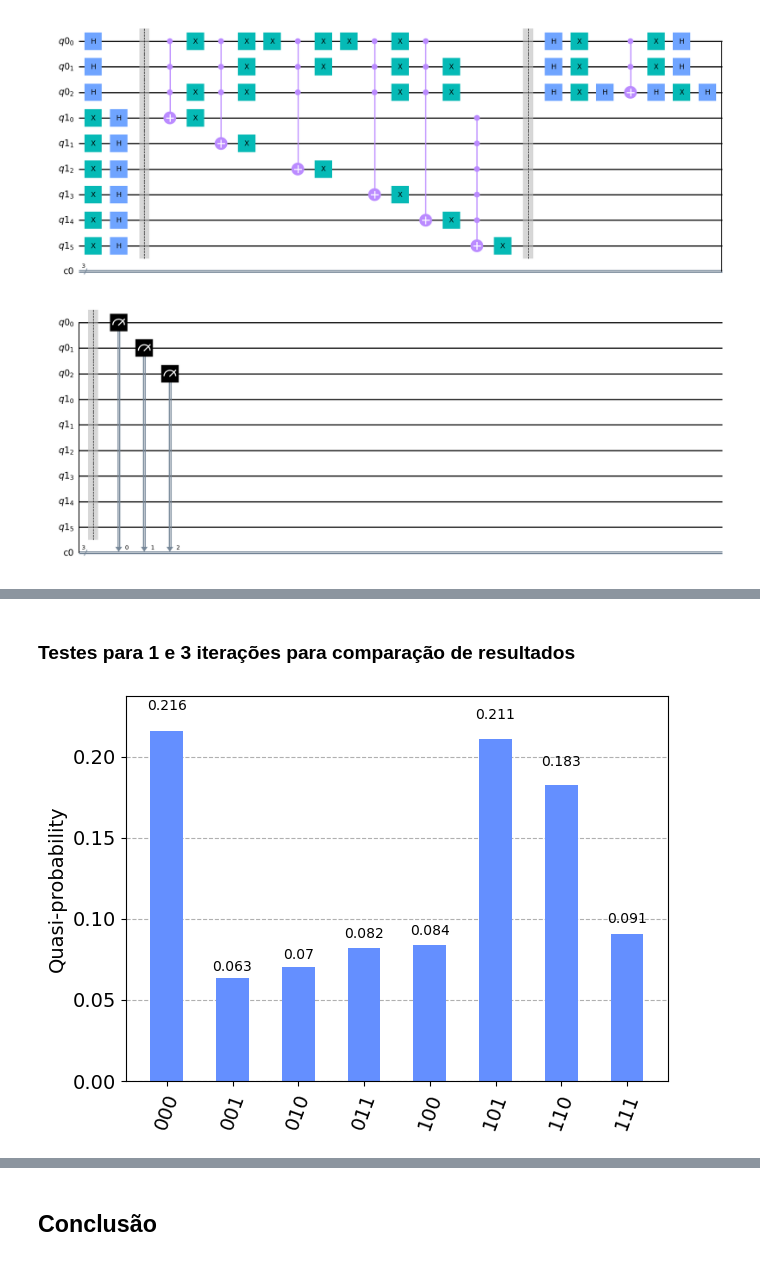
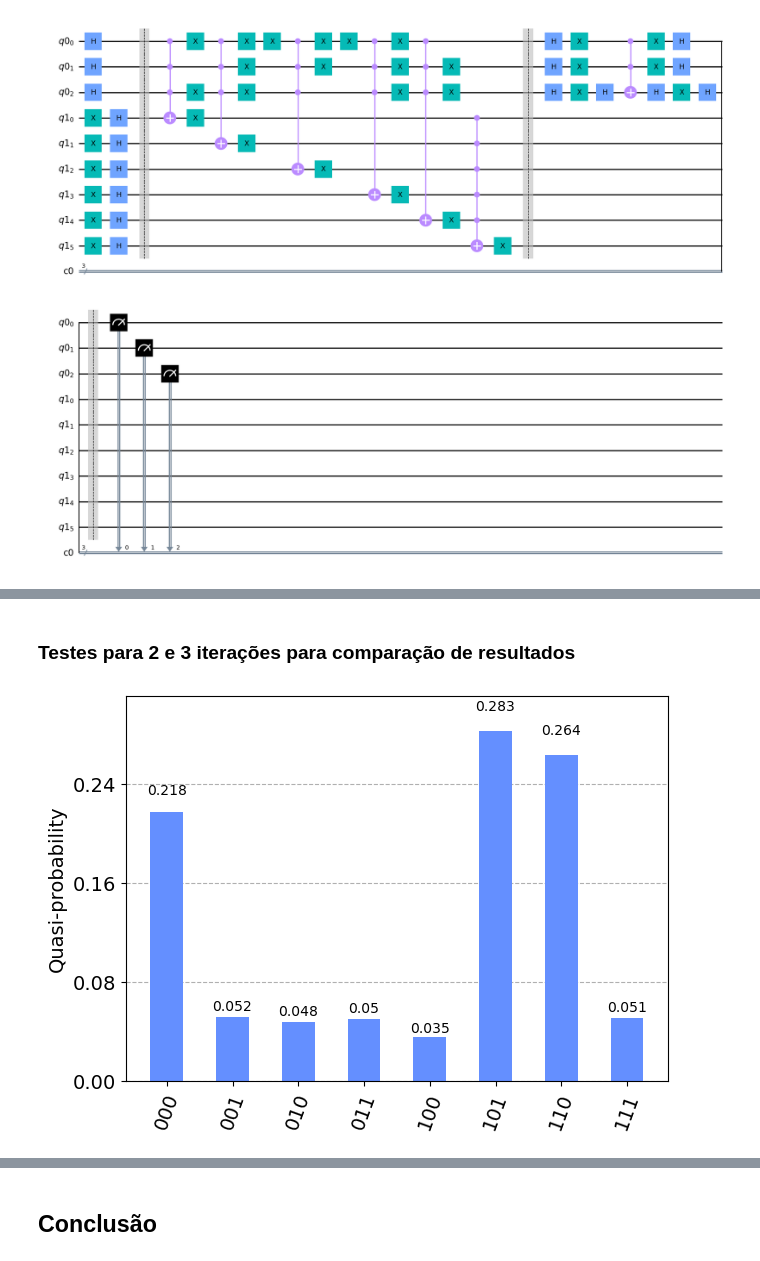
Before and after one commit to carlos01amc/Projeto-IC, a Jupyter notebook: Projeto_IC.ipynb, the cells around one changed output, grey strips where cells are left out. Saved outputs shown, nothing was run; the diff lists cells and outputs as text; code cells hidden in the pictures.

```diff
--- a/Projeto_IC.ipynb
+++ b/Projeto_IC.ipynb
@@ -197,17 +197,18 @@ plot_distribution(counts)
 # %% [markdown]
-### Testes para 1 e 3 iterações para comparação de resultados
+### Testes para 2 e 3 iterações para comparação de resultados
 # %%
-qc = qc.compose(oracle(qr,ancilla))
-qc = qc.compose(diffusion_operator(qr,ancilla))
+for j in range(2):
+    qc = qc.compose(oracle(qr,ancilla))
+    qc = qc.compose(diffusion_operator(qr,ancilla))
 
 
 qc.measure(qr,cr)
 qc.draw(output="mpl")
 
 counts = execute_circuit(qc,reversed=True)
 plot_distribution(counts)
 # %% [output]
-[figure, old version]
+[figure, new version]
 # %%
 for j in range(3):
     qc = qc.compose(oracle(qr,ancilla))
```
Also changed, not shown: parts of 7 cells of this notebook, 1 other file.
